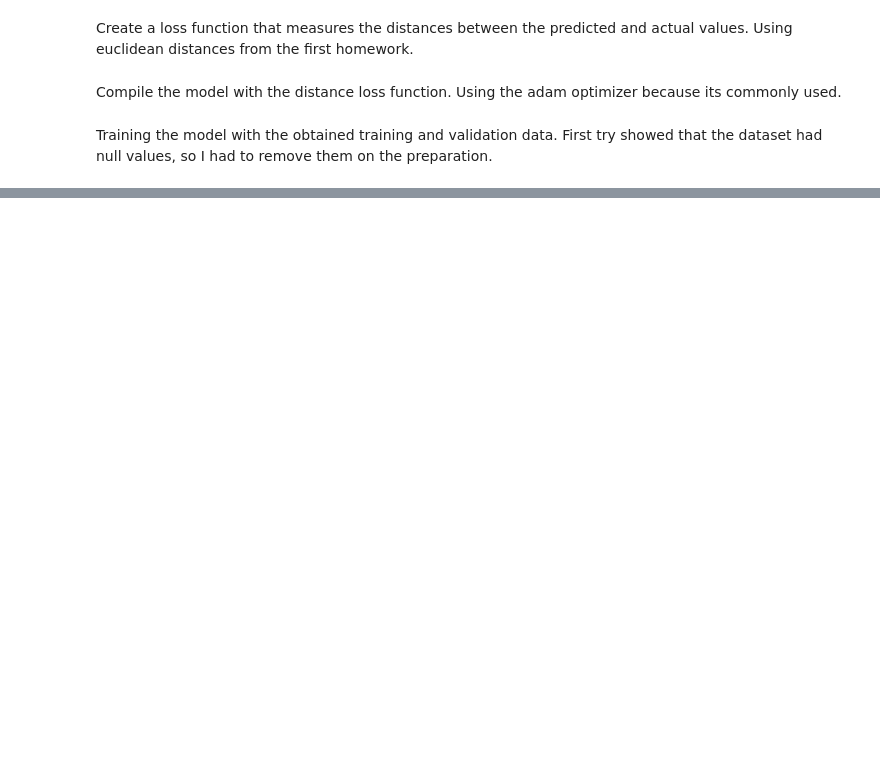
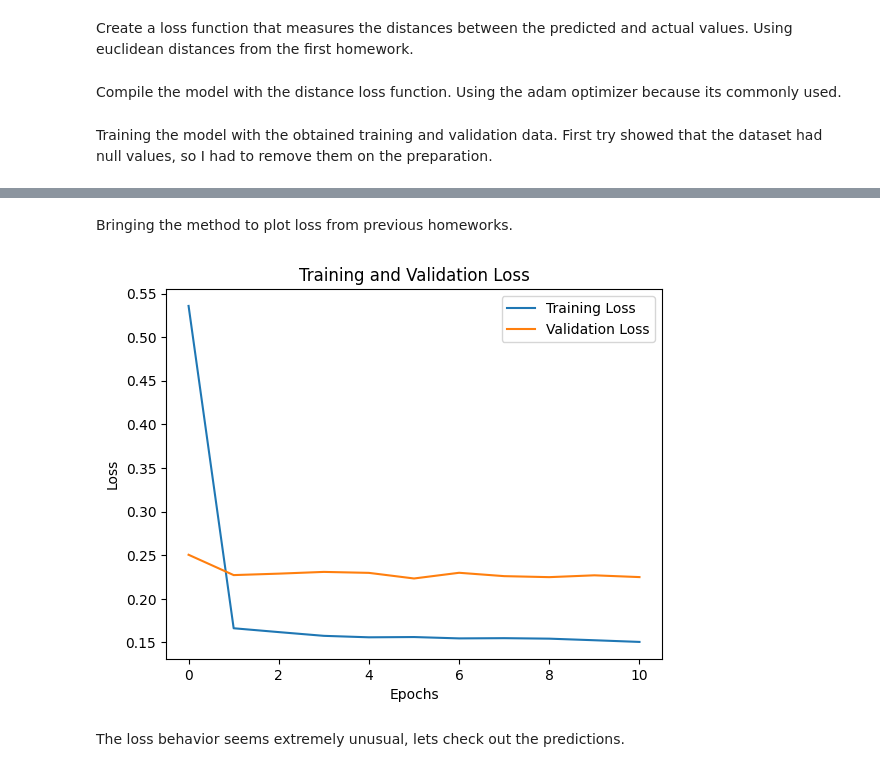
Before and after one commit to elmomote/DL2024-FacialKeypointDetectionProject, a Jupyter notebook: [F24_DL]_Facial_Keypoint_Detection_Project.ipynb, the cells around one changed output, grey strips where cells are left out. Cells and saved outputs as stored; diff of their text form; code cells hidden in the pictures; blank space fills up the shorter version.

```diff
--- a/[F24_DL]_Facial_Keypoint_Detection_Project.ipynb
+++ b/[F24_DL]_Facial_Keypoint_Detection_Project.ipynb
@@ -292,7 +283,7 @@ Model: "sequential_3"
 # %% [markdown]
 Create a loss function that measures the distances between the predicted and actual values. Using euclidean distances from the first homework.
 # %%
-def euclidean_distance_loss(predicted, actual):
+def m2_euclidean_distance_loss(predicted, actual):
   differences = actual - predicted
   squared_differences = tf.square(differences)
   squared_distances = tf.reduce_sum(squared_differences, axis = 1)
@@ -324,0 +352,3 @@ KeyboardInterrupt:
+# %%
+m2_attempt_2 = m2_convolution()
+m2_attempt_2.summary()
@@ -324,0 +380,20 @@ KeyboardInterrupt:
+# %%
+m2_attempt_2.compile(
+  optimizer = 'adam',
+  loss = euclidean_distance_loss
+)
+
+early_stopping = tf.keras.callbacks.EarlyStopping(
+  monitor = 'val_loss',
+  patience = 5,
+)
+
+m2_attempt_2_history = m2_attempt_2.fit(
+  x = x_train,
+  y = y_train,
+  validation_data = (x_val, y_val),
+  epochs = 50,
+  batch_size = 32,
+  verbose = 1,
+  callbacks = [early_stopping]
+)
@@ -324,0 +418,18 @@ KeyboardInterrupt:
+# %% [markdown]
+Bringing the method to plot loss from previous homeworks.
+# %%
+def plot_loss(history):
+    plt.plot(history.history['loss'], label='Training Loss')
+    plt.plot(history.history['val_loss'], label='Validation Loss')
+
+    plt.xlabel('Epochs')
+    plt.ylabel('Loss')
+    plt.legend()
+    plt.title('Training and Validation Loss')
+    plt.show()
+# %%
+plot_loss(m2_attempt_2_history)
+# %% [output]
+[figure, added]
+# %% [markdown]
+The loss behavior seems extremely unusual, lets check out the predictions.
```
Also changed, not shown: parts of 22 cells of this notebook.
